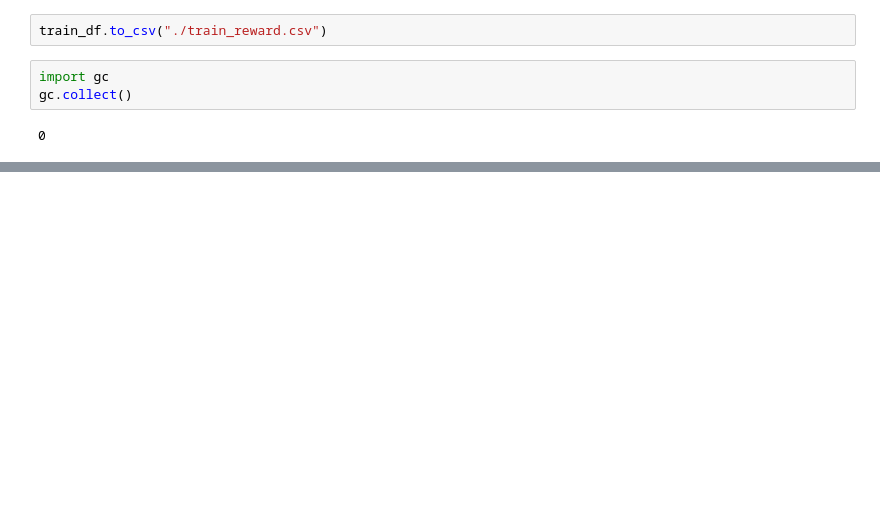
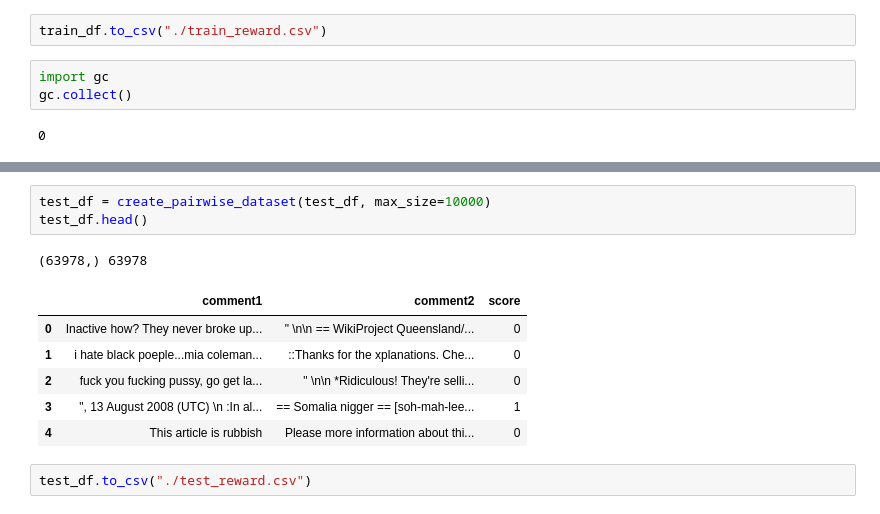
Before and after one commit to rajpabari/gflownets-rlhf, a Jupyter notebook: Generate_label_pairs.ipynb, the cells around one changed output, grey strips where cells are left out. Cells and saved outputs as stored; diff of their text form; blank space fills up the shorter version.

```diff
--- a/Generate_label_pairs.ipynb
+++ b/Generate_label_pairs.ipynb
@@ -120,0 +136,13 @@ train_data.head(), test_labels.head()
+# %%
+test_df = create_pairwise_dataset(test_df, max_size=10000)
+test_df.head()
+# %% [output]
+(63978,) 63978
+|  | comment1 | comment2 | score |
+| 0 | Inactive how? They never broke up... | " \n\n == WikiProject Queensland/... | 0 |
+| 1 | i hate black poeple...mia coleman... | ::Thanks for the xplanations. Che... | 0 |
+| 2 | fuck you fucking pussy, go get la... | " \n\n *Ridiculous! They're selli... | 0 |
+| 3 | ", 13 August 2008 (UTC) \n :In al... | == Somalia nigger == [soh-mah-lee... | 1 |
+| 4 | This article is rubbish | Please more information about thi... | 0 |
+# %%
+test_df.to_csv("./test_reward.csv")
```
Also changed, not shown: parts of 3 cells of this notebook.
